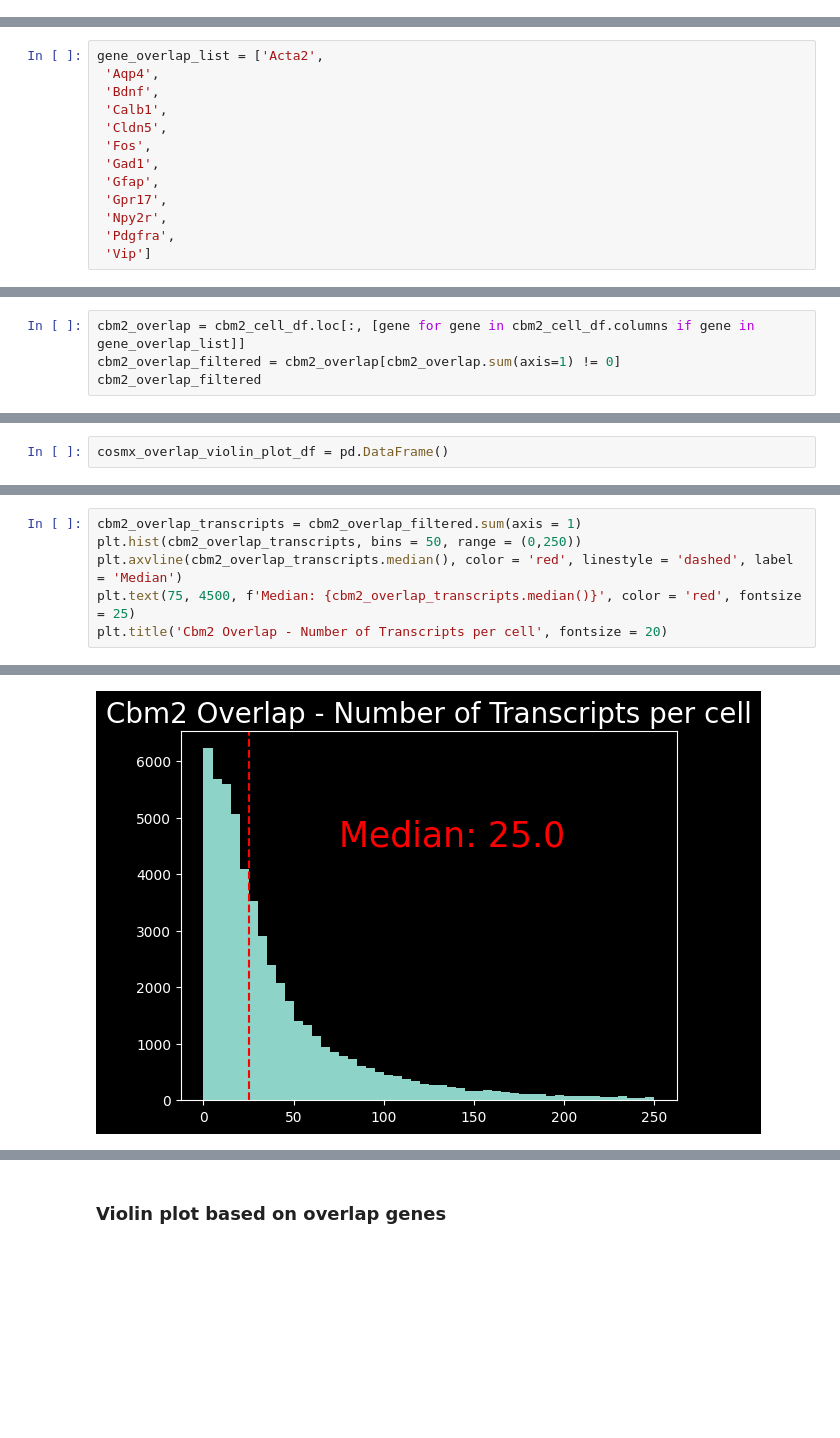
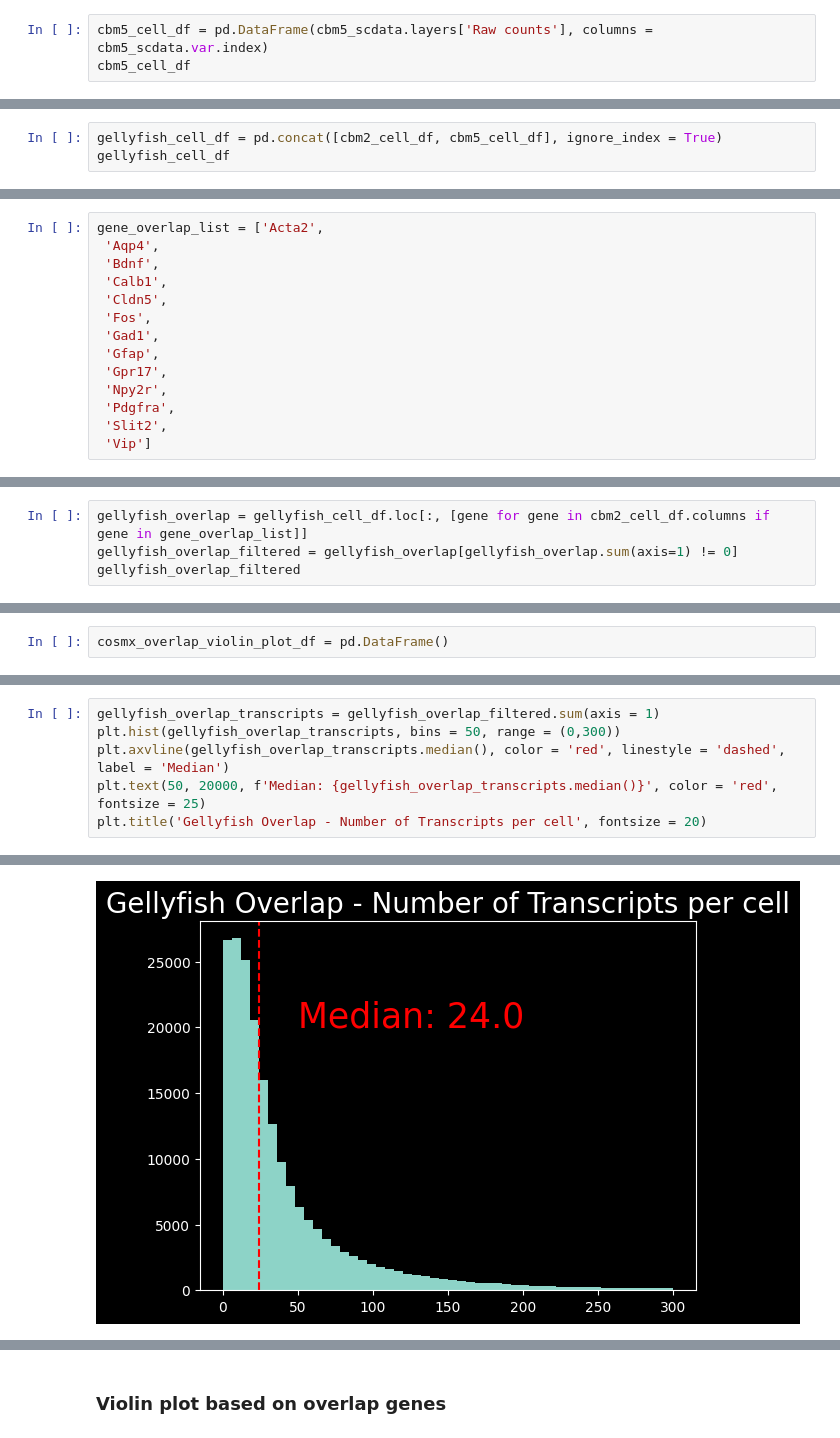
Before and after one commit to krisalejo/scRNA-seq-tech-comparisons, a Jupyter notebook: Transcripts per cell - revised.ipynb, the cells around one changed output, grey strips where cells are left out. Saved outputs shown, nothing was run; the diff lists cells and outputs as text; blank space fills up the shorter version.

Commit message:
update violin plots

```diff
--- a/Transcripts per cell - revised.ipynb
+++ b/Transcripts per cell - revised.ipynb
@@ -393,0 +275,3 @@ cbm2_cell_df
+# %%
+cbm5_cell_df = pd.DataFrame(cbm5_scdata.layers['Raw counts'], columns = cbm5_scdata.var.index)
+cbm5_cell_df
@@ -393,0 +292,3 @@ cbm2_cell_df
+# %%
+gellyfish_cell_df = pd.concat([cbm2_cell_df, cbm5_cell_df], ignore_index = True)
+gellyfish_cell_df
@@ -550,6 +493,7 @@ gene_overlap_list = ['Acta2',
  'Gpr17',
  'Npy2r',
  'Pdgfra',
+ 'Slit2',
  'Vip']
 # %% [markdown]
 # Xenium overlap
@@ -618,7 +541,7 @@ vizgen_overlap_filtered
 # %%
-cbm2_overlap = cbm2_cell_df.loc[:, [gene for gene in cbm2_cell_df.columns if gene in gene_overlap_list]]
-cbm2_overlap_filtered = cbm2_overlap[cbm2_overlap.sum(axis=1) != 0]
-cbm2_overlap_filtered
+gellyfish_overlap = gellyfish_cell_df.loc[:, [gene for gene in cbm2_cell_df.columns if gene in gene_overlap_list]]
+gellyfish_overlap_filtered = gellyfish_overlap[gellyfish_overlap.sum(axis=1) != 0]
+gellyfish_overlap_filtered
 # %% [output]
 |  | Acta2 | Aqp4 | Bdnf | Calb1 | Cldn5 | Fos | Gad1 | Gfap | Gpr17 | Npy2r | Pdgfra | ... |
 | 0 | 6 | 17 | 0 | 2 | 0 | 1 | 0 | 0 | 0 | 0 | 0 | ... |
@@ -742,7 +629,7 @@ plt.show()
 # %%
-cbm2_overlap_transcripts = cbm2_overlap_filtered.sum(axis = 1)
-plt.hist(cbm2_overlap_transcripts, bins = 50, range = (0,250))
-plt.axvline(cbm2_overlap_transcripts.median(), color = 'red', linestyle = 'dashed', label = 'Median')
-plt.text(75, 4500, f'Median: {cbm2_overlap_transcripts.median()}', color = 'red', fontsize = 25)
-plt.title('Cbm2 Overlap - Number of Transcripts per cell', fontsize = 20)
+gellyfish_overlap_transcripts = gellyfish_overlap_filtered.sum(axis = 1)
+plt.hist(gellyfish_overlap_transcripts, bins = 50, range = (0,300))
+plt.axvline(gellyfish_overlap_transcripts.median(), color = 'red', linestyle = 'dashed', label = 'Median')
+plt.text(50, 20000, f'Median: {gellyfish_overlap_transcripts.median()}', color = 'red', fontsize = 25)
+plt.title('Gellyfish Overlap - Number of Transcripts per cell', fontsize = 20)
 # %% [output]
@@ -750,2 +637,2 @@ Text(0.5, 1.0, 'Cbm2 Overlap - Number of Transcripts per cell')
-[figure, old version]
+[figure, new version]
 # %%
```
Also changed, not shown: parts of 74 cells of this notebook, 1 other file.
